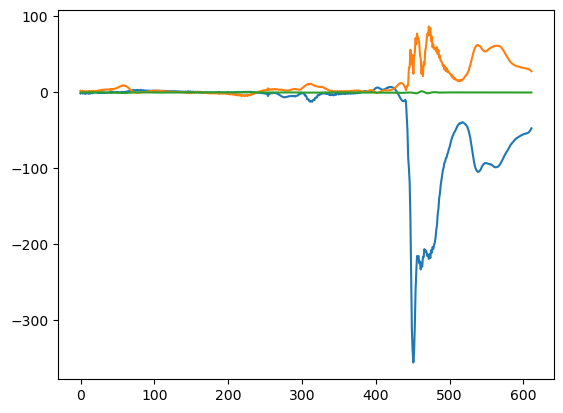
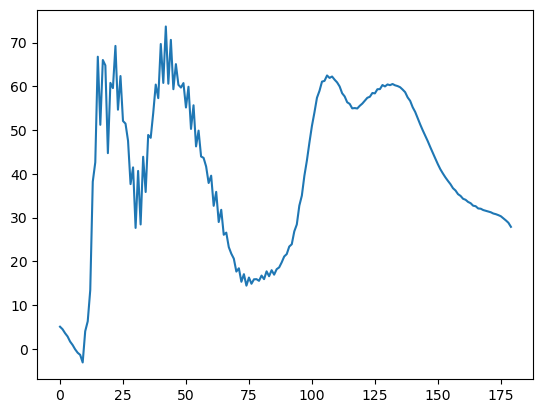
Unified diff of the notebook cell whose output changed from the first chart to the second:
--- before
+++ after
@@ -22,7 +22,7 @@
 df = load_mot(os.path.join(outputs_path,"inverse_dynamics.sto"))
 
-plt.plot(df['subtalar_angle_l_moment'], label='Right Knee Angle')
-plt.plot(df['ankle_angle_l_moment'])
-plt.plot(df['mtp_angle_l_moment']) #* Can change outcome for quick analysis in notebook
+plt.plot(df['ankle_angle_l_moment'], label='Right Knee Angle')
+#plt.plot(df['ankle_angle_r_moment'])
+# plt.plot(df['mtp_angle_l_moment']) #* Can change outcome for quick analysis in notebook
 # plt.xlabel('Time')
 # plt.ylabel('Knee Angle (degrees)')

Commit: cleanup